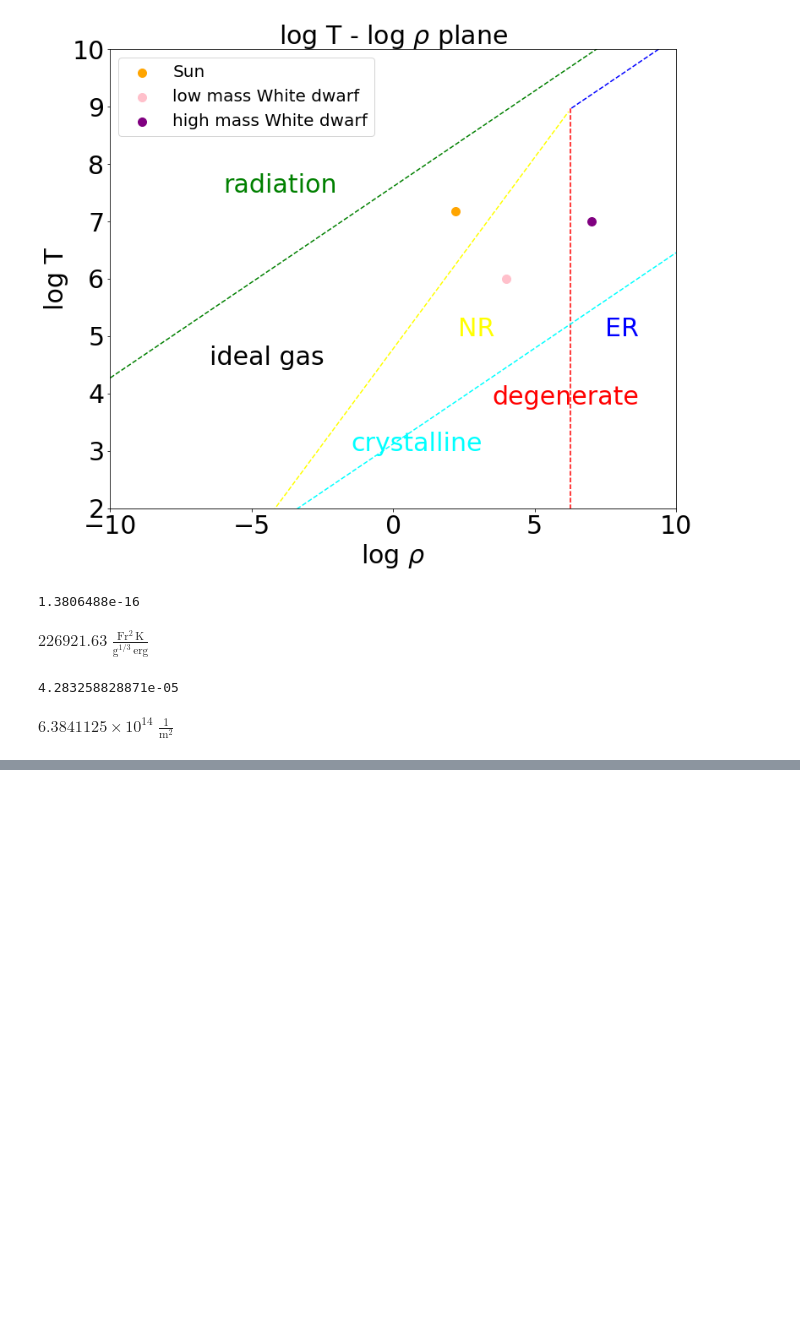
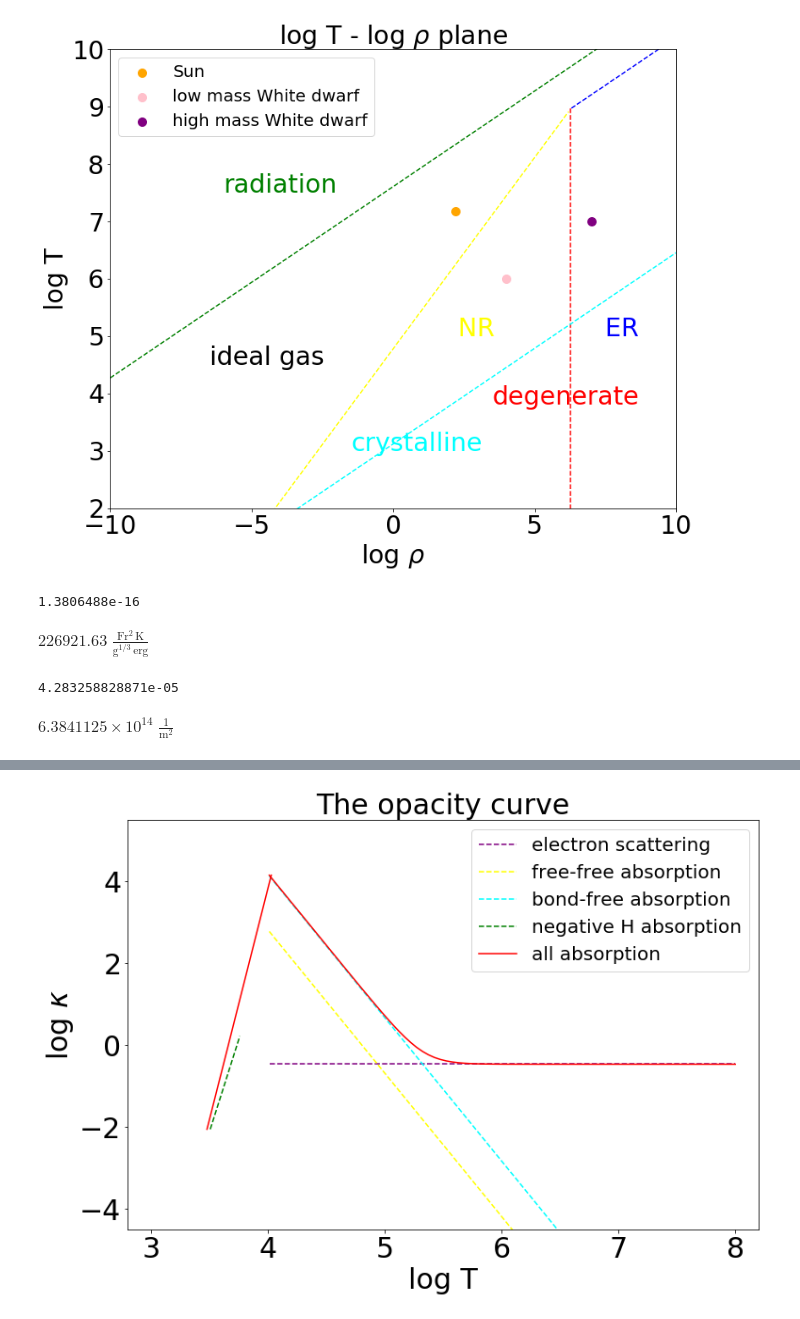
Before and after one commit to panzhiwei1997/Greg_HW2, a Jupyter notebook: HW3/HW3_panzhiwei.ipynb, the cells around one changed output, grey strips where cells are left out. Drawn from its saved outputs; the diff is of its cells as text; code cells hidden in the pictures; blank space fills up the shorter version.

```diff
--- a/HW3/HW3_panzhiwei.ipynb
+++ b/HW3/HW3_panzhiwei.ipynb
@@ -119,0 +119,49 @@ $6.6948409 \times 10^{-27} \; \mathrm{kg}$
+# %%
+X=0.7
+Z=0.02
+density=1e-6
+
+
+T = np.logspace(3,8,100)
+
+
+def getkapa_ff(T):
+    kapa=3.8*1e22*(1+X)*density*T**-3.5
+    return kapa
+def getkapa_bf(T):
+    kapa=4.3*1e25*(1+X)*Z*density*T**-3.5
+    return kapa
+def getkapa_nH(T):
+    kapa=2.5*1e-31*(Z/0.02)*density**0.5*T**9
+    return kapa
+
+
+
+kapa_es=0.2*(1+X)*np.ones(len(T))
+kapa_ff=getkapa_ff(T)
+kapa_bf=getkapa_bf(T)
+kapa_nH=getkapa_nH(T)
+kapa_all=kapa_es+kapa_ff+kapa_bf
+
+logT_insert=np.arange(np.log10(3000),4+0.05,0.05)
+
+logkapa_insert=np.arange(np.log10(kapa_nH[10]),np.log10(kapa_all[20]+1),(np.log10(kapa_all[20])-np.log10(kapa_nH[10]))/11)
+
+
+plt.figure(figsize = (12,8))
+plt.tick_params(labelsize=font1)
+plt.title('The opacity curve',fontsize=font1)
+plt.xlabel('log T',fontsize=font1)
+plt.ylabel(r'log $\kappa$',fontsize=font1)
+plt.plot(np.log10(T[T>1e4]),np.log10(kapa_es[T>1e4]),'--',label='electron scattering',color='purple')
+plt.plot(np.log10(T[T>1e4]),np.log10(kapa_ff[T>1e4]),'--',label='free-free absorption',color='yellow')
+plt.plot(np.log10(T[T>1e4]),np.log10(kapa_bf[T>1e4]),'--',label='bond-free absorption',color='cyan')
+plt.plot(np.log10(T[((T>3000) & (T<6000))]),np.log10(kapa_nH[((T>3000) & (T<6000))]),'--',label='negative H absorption',color='green')
+plt.plot(np.log10(T[T>1e4]),np.log10(kapa_all[T>1e4]),label='all absorption',color='red')
+plt.plot(logT_insert,logkapa_insert,color='red')
+plt.axis([2.8,8.2,-4.5,5.5])
+plt.legend(fontsize=font2)
+plt.savefig('opacity.png',format='png')
+plt.show()
+# %% [output]
+[figure, added]
```
Also changed, not shown: parts of 11 cells of this notebook.
